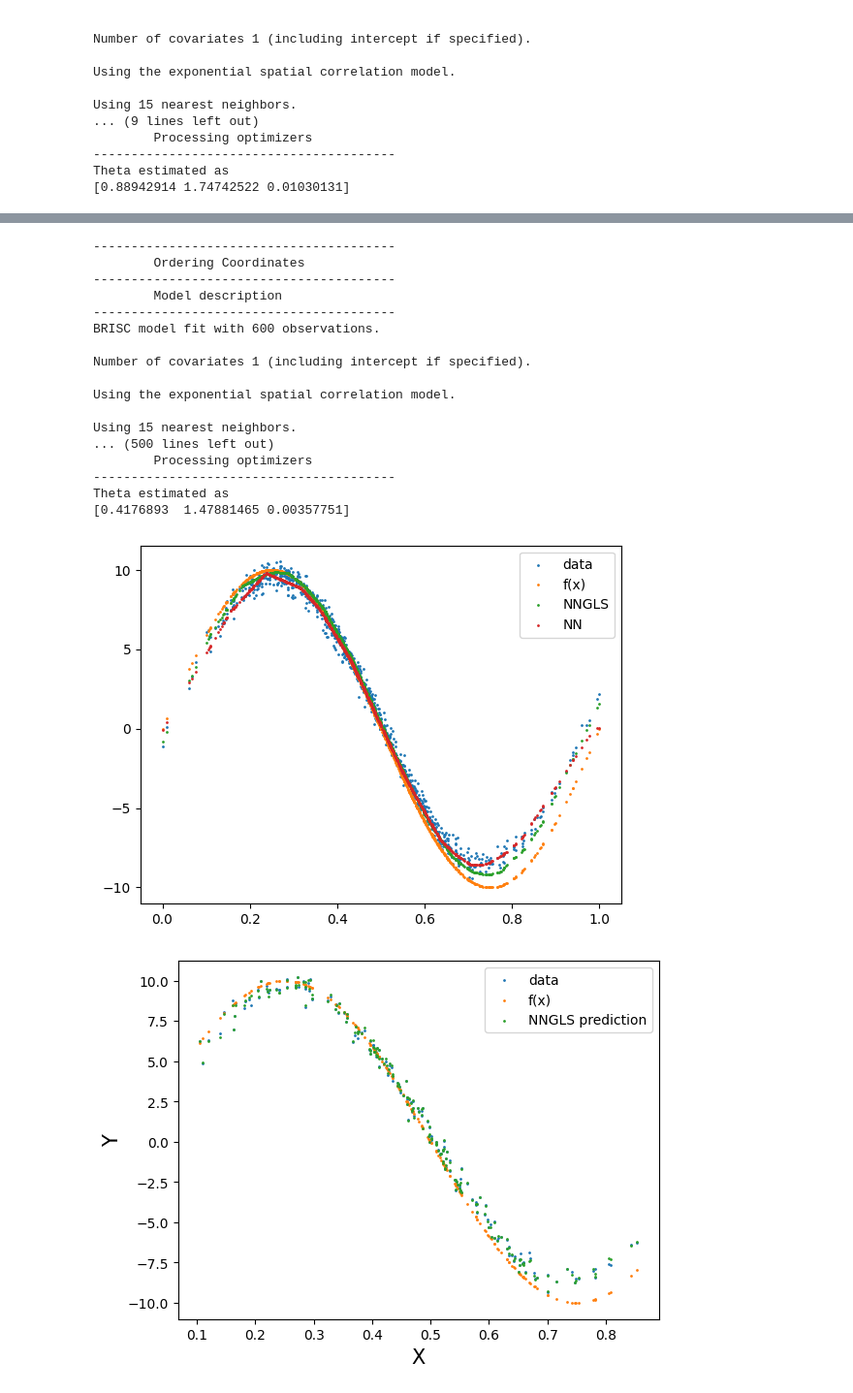
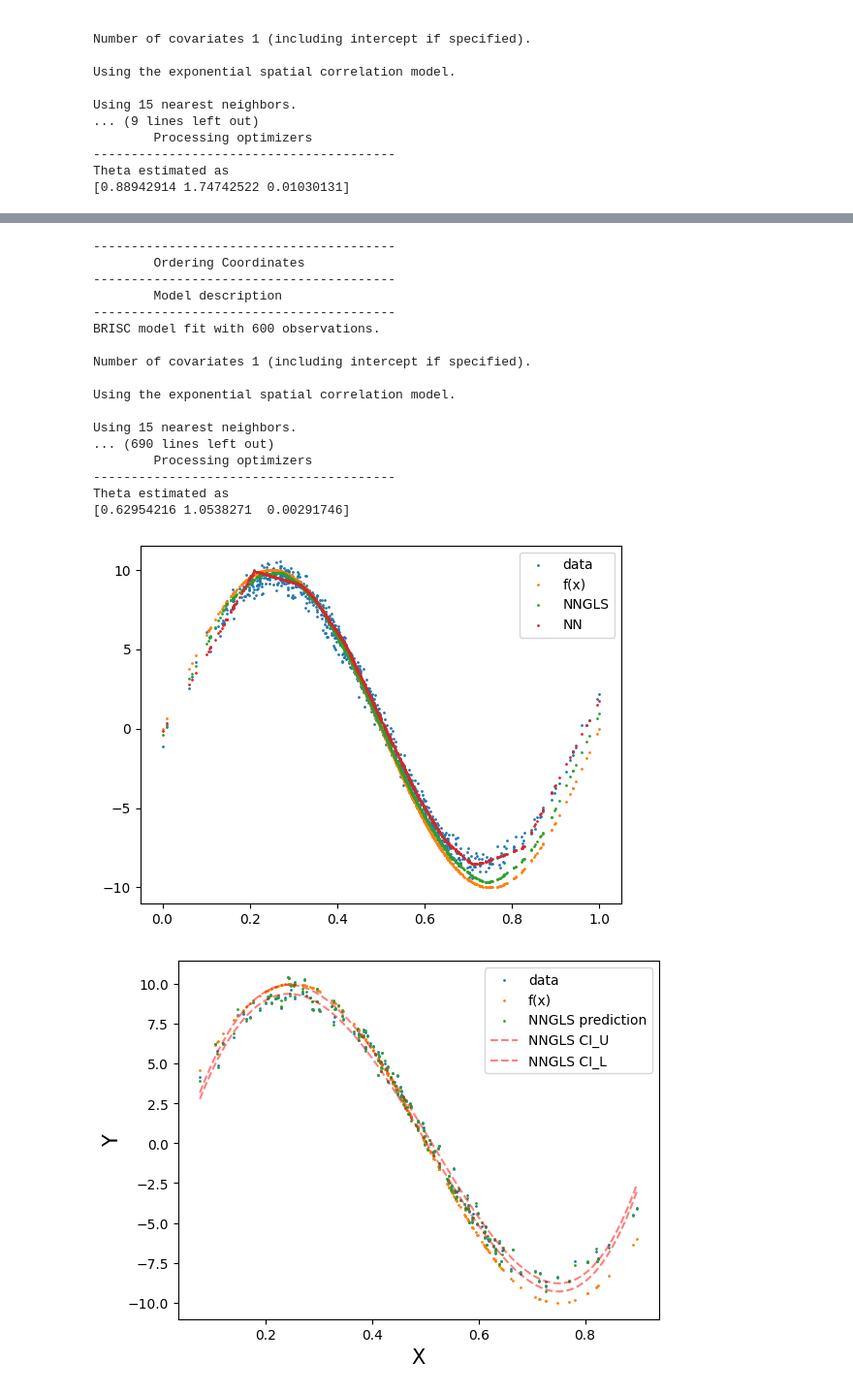
Before and after one commit to abhirupdatta/geospatial_stats_ML_short_course_2024, a Jupyter notebook: demo_code/Example_utils.ipynb, the cells around one changed output, grey strips where cells are left out. Shown at 97% size. Cells and saved outputs as stored; diff of their text form; code cells hidden in the pictures.

```diff
--- a/demo_code/Example_utils.ipynb
+++ b/demo_code/Example_utils.ipynb
@@ -10,4 +10,4 @@ import random
 import matplotlib
 import matplotlib.pyplot as plt
 
-path = '/Users/zhanwentao/Documents/Abhi/Conference/IBC2024/data/'
+path = '../data/Output/'
@@ -34,7 +49,7 @@ X, Y, coord, cov, corerr = geospaNN.Simulation(n, p, nn, funXY, theta, range=[0,
 # %%
 torch.manual_seed(2025)
 _, _, _, _, X = geospaNN.Simulation(n, p, nn, funXY, torch.tensor([1, 5, 0.01]), range=[0, 1])
-X = X.reshape(-1,1)
+X = X.reshape(-1,p)
 X = (X - X.min())/(X.max() - X.min())
 torch.manual_seed(2025)
 _, _, coord, cov, corerr = geospaNN.Simulation(n, p, nn, funXY, theta, range=[0, 1])
@@ -77,9 +94,9 @@ plt.savefig(path + "order_coord-sum.png")
 [figure]
 # %%
 random.seed(2024)
-X, Y, coord, _ = geospaNN.spatial_order(X, Y, coord, method='max-min')
+_, _, _, order = geospaNN.spatial_order(X, Y, coord, method='max-min')
 plt.figure(figsize=(7.5, 6))
-sc = plt.scatter(coord[:,0], coord[:,1], c = range(n), cmap='viridis', s=50, edgecolor='k')
+sc = plt.scatter(coord[order,0], coord[order,1], c = range(n), cmap='viridis', s=50, edgecolor='k')
 cbar = plt.colorbar(sc)
 cbar.set_label('Color', fontsize=12)
 # Customize the plot
@@ -156,5 +179,5 @@ Theta estimated as
 # %%
-torch.manual_seed(2025)
+torch.manual_seed(2024)
 mlp_nngls = torch.nn.Sequential(
     torch.nn.Linear(p, 100),
     torch.nn.ReLU(),
@@ -168,7 +191,7 @@ model = geospaNN.nngls(p=p, neighbor_size=nn, coord_dimensions=2, mlp=mlp_nngls,
                        theta=torch.tensor(theta0))
 nngls_model = geospaNN.nngls_train(model, lr=0.1, min_delta=0.001)
 training_log = nngls_model.train(data_train, data_val, data_test, epoch_num= 200,
-                                 Update_init=10, Update_step=2)
+                                 Update_init=10, Update_step=2, seed = 2025)
 theta1 = geospaNN.theta_update(mlp_nngls(data_train.x).squeeze() - data_train.y,
                                data_train.pos, neighbor_size=20)
 # %% [output]
@@ -184,11 +207,11 @@ Number of covariates 1 (including intercept if specified).
 Using the exponential spatial correlation model.
 
 Using 15 nearest neighbors.
-... (500 lines left out)
+... (690 lines left out)
         Processing optimizers
 ----------------------------------------
 Theta estimated as
-[0.4176893  1.47881465 0.00357751]
+[0.62954216 1.0538271  0.00291746]
 # %%
 estimate = model.estimate(X)
 plt.clf()
@@ -199,31 +222,31 @@ plt.scatter(X.detach().numpy(), mlp_nn(X).detach().numpy(), s=1, label='NN')
 plt.legend()
 plt.savefig(path + 'Estimation.png')
 # %% [output]
-[figure, old version]
+[figure, new version]
 # %%
 [test_predict, test_CI_U, test_CI_L] = model.predict(data_train, data_test, CI = True)
 x_np = data_test.x.detach().numpy().reshape(-1)
 x_smooth = np.linspace(x_np.min(), x_np.max(), 200)  # Create finer x-points
 degree = 4
 U_fit = np.polyfit(x_np, test_CI_U, degree)
 L_fit = np.polyfit(x_np, test_CI_L, degree)
 
 # Evaluate the polynomial on a smooth grid
 y_smooth_U = np.polyval(U_fit, x_smooth)
 y_smooth_L = np.polyval(L_fit, x_smooth)
 
 plt.clf()
 plt.scatter(data_test.x.detach().numpy(), data_test.y.detach().numpy(), s=1, label='data')
 plt.scatter(data_test.x.detach().numpy(), funXY(data_test.x.detach().numpy()), s=1, label='f(x)')
 plt.scatter(data_test.x.detach().numpy(), test_predict.detach().numpy(), s=1, label='NNGLS prediction')
-#plt.plot(x_smooth, y_smooth_U, linestyle='--', label='NNGLS CI_U', color = 'red', alpha = 0.5)
-#plt.plot(x_smooth, y_smooth_L, linestyle='--', label='NNGLS CI_L', color = 'red', alpha = 0.5)
+plt.plot(x_smooth, y_smooth_U, linestyle='--', label='NNGLS CI_U', color = 'red', alpha = 0.5)
+plt.plot(x_smooth, y_smooth_L, linestyle='--', label='NNGLS CI_L', color = 'red', alpha = 0.5)
 plt.legend()
 plt.xlabel("X", fontsize=15)
 plt.ylabel("Y", fontsize=15)
-#plt.savefig(path + "Prediction_no_CI.png")
+plt.savefig(path + "Prediction_CI.png")
 # %% [output]
-[figure, old version]
+[figure, new version]
 # %%
 x_np = data_test.y.detach().numpy().reshape(-1)
 degree = 4
```
Also changed, not shown: parts of 8 cells of this notebook, 30 other files.
